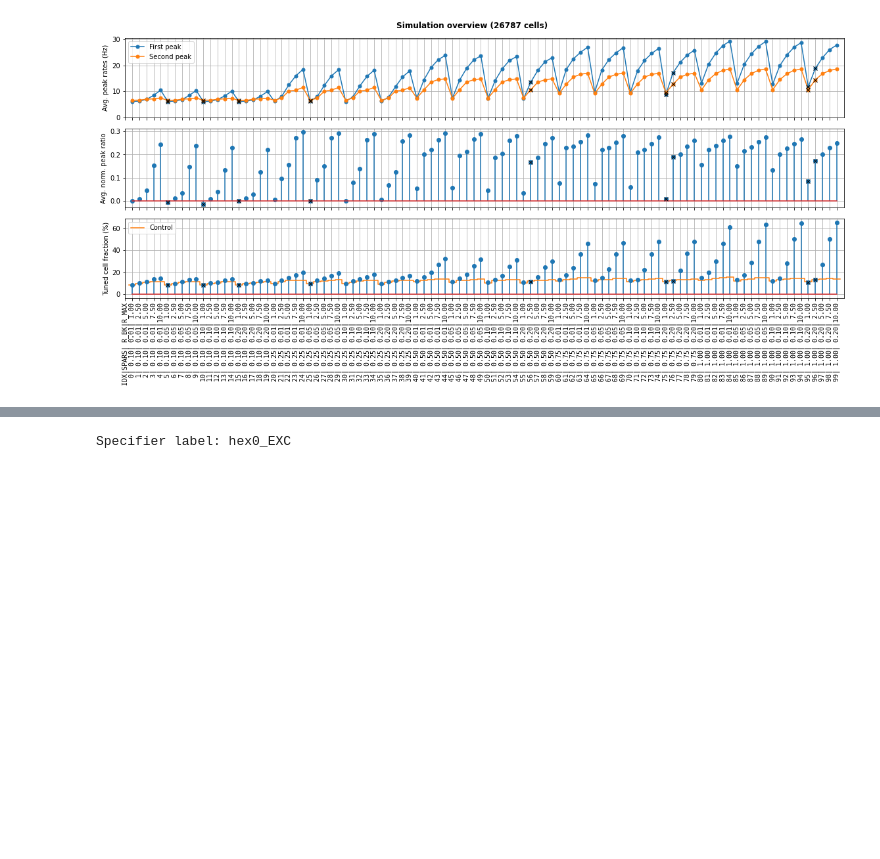
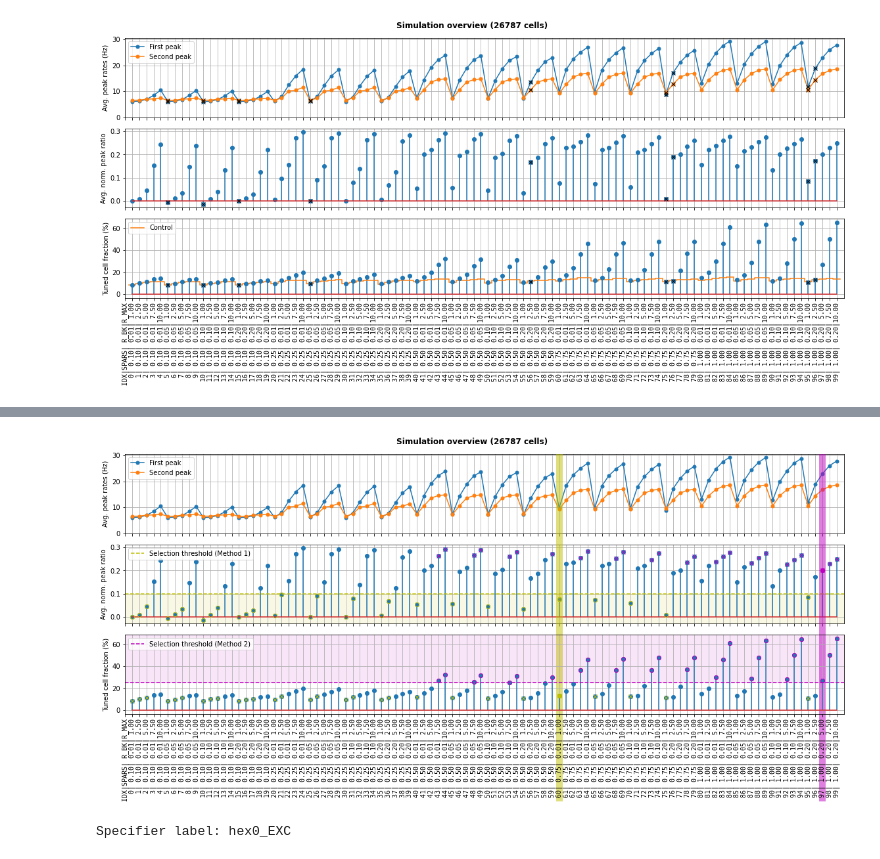
Before and after one commit to BlueBrain/sscx-analysis, a Jupyter notebook: visual_contrast/notebooks/GratingStim_Calibration_Analysis.ipynb, the cells around one changed output, grey strips where cells are left out. Saved outputs shown, nothing was run; the diff lists cells and outputs as text; code cells hidden in the pictures; blank space fills up the shorter version.

Commit message:
Added grating param selection and analysis of selected param sets

```diff
--- a/visual_contrast/notebooks/GratingStim_Calibration_Analysis.ipynb
+++ b/visual_contrast/notebooks/GratingStim_Calibration_Analysis.ipynb
@@ -411,3 +413,16 @@ plt.tight_layout()
 plt.show()
 # %% [output]
 [figure]
+# %%
+# Selecting stimulus conditions
+## (1) Use peak ratio (upper) threshold
+peak_ratio_th = 0.1
+sim_sel = np.where(peak_ratios < peak_ratio_th)[0]
+sim_idx1 = sim_sel[np.argmax(signif_pct[sim_sel])]
+print(f'(1) Peak ratio less than {peak_ratio_th}:\n    => Selected SIM {idx_labels[sim_idx1].replace(" ", "")} ({head_label[0].replace(" ", "")}) with a peak ratio of {peak_ratios[sim_idx1]:.2f} and a tuned cell fraction of {signif_pct[sim_idx1]:.2f}%')
+
+## (2) Use cell fraction (lower) threshold
+cell_pct_th = 25
+sim_sel = np.where(signif_pct > cell_pct_th)[0]
+sim_idx2 = sim_sel[np.argmin(peak_ratios[sim_sel])]
+print(f'(2) Cell fraction higher than {cell_pct_th}%:\n    => Selected SIM {idx_labels[sim_idx2].replace(" ", "")} ({head_label[0].replace(" ", "")}) with a peak ratio of {peak_ratios[sim_idx2]:.2f} and a tuned cell fraction of {signif_pct[sim_idx2]:.2f}%')
@@ -414,3 +434,71 @@ plt.show()
+# %%
+# Plot selected simulations
+sel1_color = 'y'
+sel2_color = 'm'
+plt.figure(figsize=(16, 8))
+peak_ratios = np.array([np.nanmean(peak_data[idx]['peak_ratio']) for idx in sim_ids])
+peak_rates = np.array([[np.nanmean(peak_data[idx]['r1']), np.nanmean(peak_data[idx]['r2'])] for idx in sim_ids])
+plt.subplot(3, 1, 1)
+
+plt.plot(np.arange(len(peak_data)), peak_rates[:, 0], '.-', color=peak_colors[0], markersize=10, clip_on=False, label='First peak')
+plt.plot(np.arange(len(peak_data)), peak_rates[:, 1], '.-', color=peak_colors[1], markersize=10, clip_on=False, label='Second peak')
+plt.xlim([-1, len(peak_data)])
+plt.ylim([0, max(plt.ylim())])
+# plt.plot([sim_idx1] * 2, plt.ylim(), '-', color=sel1_color, linewidth=10, alpha=0.5, zorder=0)
+# plt.plot([sim_idx2] * 2, plt.ylim(), '-', color=sel2_color, linewidth=10, alpha=0.5, zorder=0)
+
+xticks = [min(plt.xlim())] + np.arange(len(peak_data)).tolist()
+plt.xticks(xticks, [])
+plt.ylabel('Avg. peak rates (Hz)')
+plt.grid()
+plt.legend()
+
+plt.subplot(3, 1, 2)
+plt.stem(np.arange(len(peak_data)), peak_ratios)
+plt.xlim([-1, len(peak_data)])
+plt.ylim(plt.ylim())
+plt.plot(np.arange(len(peak_data))[peak_ratios < peak_ratio_th], peak_ratios[peak_ratios < peak_ratio_th], 'o', markerfacecolor='none', color=sel1_color)
+plt.plot(np.arange(len(peak_data))[signif_pct > cell_pct_th], peak_ratios[signif_pct > cell_pct_th], 'x', markerfacecolor='none', color=sel2_color)
+plt.plot(sim_idx2, peak_ratios[sim_idx2], 'o', color=sel2_color)
+plt.plot(plt.xlim(), [peak_ratio_th] * 2, '--', color=sel1_color, label='Selection threshold (Method 1)')
+plt.fill_between(plt.xlim(), [peak_ratio_th] * 2, [min(plt.ylim())] * 2, color=sel1_color, alpha=0.1, zorder=0)
+# plt.plot([sim_idx1] * 2, plt.ylim(), '-', color=sel1_color, linewidth=10, alpha=0.5, zorder=0)
+# plt.plot([sim_idx2] * 2, plt.ylim(), '-', color=sel2_color, linewidth=10, alpha=0.5, zorder=0)
+
+xticks = [min(plt.xlim())] + np.arange(len(peak_data)).tolist()
+plt.xticks(xticks, [])
+plt.ylabel('Avg. norm. peak ratio')
+plt.grid()
+plt.legend()
+
+plt.subplot(3, 1, 3)
+plt.stem(np.arange(len(sim_ids)), signif_pct)
+plt.xlim([-1, len(sim_ids)])
+plt.ylim(plt.ylim())
+plt.plot(np.arange(len(sim_ids))[peak_ratios < peak_ratio_th], signif_pct[peak_ratios < peak_ratio_th], 'x', markerfacecolor='none', color=sel1_color)
+plt.plot(np.arange(len(sim_ids))[signif_pct > cell_pct_th], signif_pct[signif_pct > cell_pct_th], 'o', markerfacecolor='none', color=sel2_color)
+plt.plot(sim_idx1, signif_pct[sim_idx1], 'o', color=sel1_color)
+plt.plot(plt.xlim(), [cell_pct_th] * 2, '--', color=sel2_color, label='Selection threshold (Method 2)')
+plt.fill_between(plt.xlim(), [cell_pct_th] * 2, [max(plt.ylim())] * 2, color=sel2_color, alpha=0.1, zorder=0)
+# plt.plot([sim_idx1] * 2, plt.ylim(), '-', color=sel1_color, linewidth=10, alpha=0.5, zorder=0)
+# plt.plot([sim_idx2] * 2, plt.ylim(), '-', color=sel2_color, linewidth=10, alpha=0.5, zorder=0)
+
+plt.plot([sim_idx1] * 2, (-80, 230), '-', color=sel1_color, linewidth=10, alpha=0.5, zorder=0, clip_on=False)
+plt.plot([sim_idx2] * 2, (-80, 230), '-', color=sel2_color, linewidth=10, alpha=0.5, zorder=0, clip_on=False)
+
+head_label = ['|'.join(['IDX'] + [f'{n.upper().replace("RATE", "R")[:5]:>5}' for n in sims.iloc[sim_ids].index.names[:3]])]
+idx_labels = ['|'.join([f'{sim_ids[idx]:3}'] + [f'{i:5.2f}' for i in val[:3]]) for idx, val in enumerate(sims.iloc[sim_ids].index)]
+plt.xticks(xticks, head_label + idx_labels, rotation=90, font='monospace')
+plt.ylabel('Tuned cell fraction (%)')
+plt.grid()
+plt.legend()
+
+plt.suptitle(f'Simulation overview ({num_cells} cells)', fontweight='bold')
+plt.tight_layout()
+plt.savefig(os.path.join(save_path, f'sim_sel_overview.png'), dpi=300)
+plt.show()
+# %% [output]
+[figure, added]
 # %%
 ### OLD CODE ###
 # %%
```
Also changed, not shown: parts of 4 cells of this notebook.
